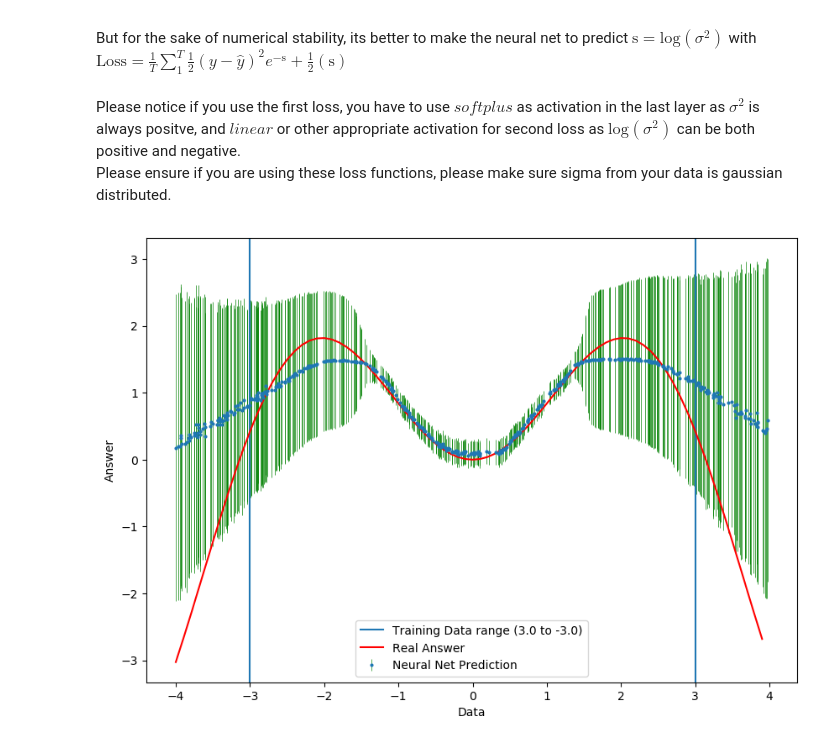
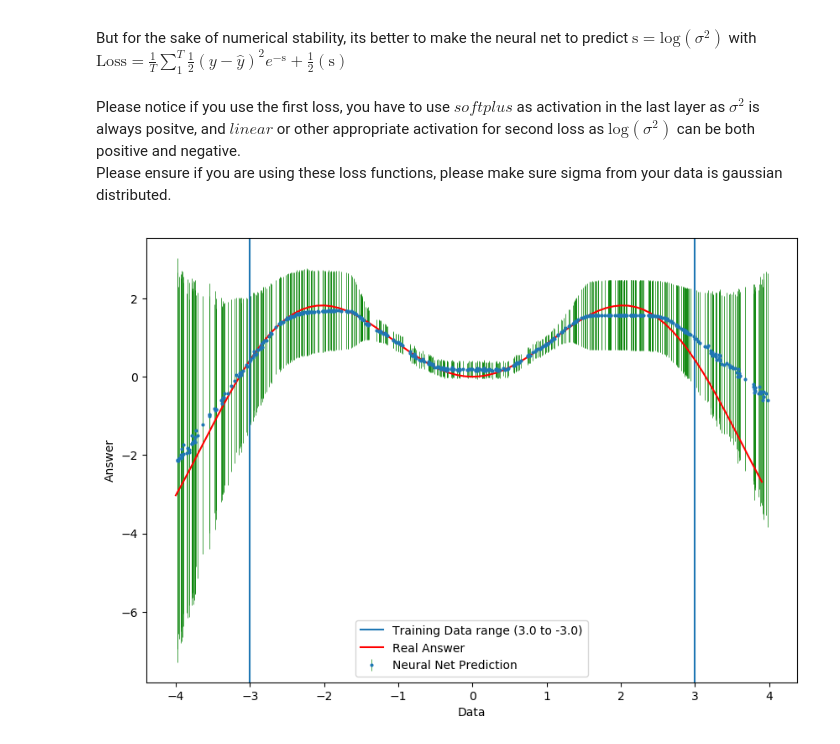
Before and after one commit to henrysky/astroNN, a Jupyter notebook: demo_tutorial/NN_uncertainty_analysis/Uncertainty_Demo_x_sinx.ipynb, the cells around one changed output. Drawn from its saved outputs; the diff is of its cells as text; code cells hidden in the pictures.

```diff
--- a/demo_tutorial/NN_uncertainty_analysis/Uncertainty_Demo_x_sinx.ipynb
+++ b/demo_tutorial/NN_uncertainty_analysis/Uncertainty_Demo_x_sinx.ipynb
@@ -301,18 +297,11 @@ def model_regression_dropout_var(num_hidden):
                     kernel_initializer='he_normal', activation='relu')(layer_2)
     layer_4 = Dropout(0.3)(layer_3)
 
-    layer2_1 = Dense(units=num_hidden[0], kernel_regularizer=regularizers.l2(1e-4),
-                     kernel_initializer='he_normal', activation='relu')(input_tensor)
-    layer2_2 = Dropout(0.3)(layer2_1)
-    layer2_3 = Dense(units=num_hidden[1], kernel_regularizer=regularizers.l2(1e-4),
-                     kernel_initializer='he_normal', activation='relu')(layer2_2)
-    layer2_4 = Dropout(0.3)(layer2_3)
-
     # Good old output
     linear_output = Dense(units=1, activation="linear", name='linear_output')(layer_4)
 
     # Data-dependent uncertainty outainty
-    variance_output = Dense(units=1, activation='linear', name='variance_output')(layer2_4)
+    variance_output = Dense(units=1, activation='linear', name='variance_output')(layer_4)
 
     model = Model(inputs=input_tensor, outputs=[variance_output, linear_output])
 
@@ -357,7 +346,8 @@ optimizer = Adam(lr=.005)
 # Compile Keras model
 num_hidden = [75,50]
 model, linear_output = model_regression_dropout_var(num_hidden)
-model.compile(loss={'linear_output': mean_squared_error, 'variance_output': mse_var([linear_output])}, optimizer=optimizer)
+model.compile(loss={'linear_output': mean_squared_error, 'variance_output': mse_var([linear_output])},
+              loss_weights={'linear_output': 1., 'variance_output': .2}, optimizer=optimizer)
 model.fit_generator(generator=generate_train_batch(x, y, x_mean, x_std, y_mean, y_std), epochs=100, max_queue_size=20,
                     verbose=0, steps_per_epoch= x.shape[0] // batch_size)
 
@@ -377,31 +367,31 @@ for i in range(mc_dropout_num):
     result = np.array(get_dropout_output([normalize(x_test.reshape((x_test.shape[0], 1)), x_mean, x_std), 1])[0:2])
     predictions[i] = result[0].reshape((test_batch_size,1))
     predictions_var[i] = result[1].reshape((test_batch_size,1))
 
 predictions = denormalize(predictions, y_mean, y_std)
 predictions_var = denormalize(predictions_var, np.zeros(predictions_var.shape), y_std)
 
 # get mean results and its varience and mean unceratinty from dropout
 prediction_mc_droout = np.mean(predictions, axis=0)
 var = np.mean(np.exp(predictions_var), axis=0)
 var_mc_droout = np.var(predictions, axis=0)
 
 total_unceratinty = var + var_mc_droout  # epistemic plus aleatoric uncertainty
 
 # Array for the real equation
 x_true = np.arange(-4,4,0.1)
 y_true = gen_function(x_true)
 
 # Plotting
 plt.figure(figsize=(10, 7), dpi=100)
 plt.errorbar(x_test, prediction_mc_droout, yerr=total_unceratinty, markersize=2,fmt='o', ecolor='g', capthick=2,
              elinewidth=0.5, label='Neural Net Prediction')
 plt.axvline(x=-3.0, label="Training Data range (3.0 to -3.0)")
 plt.axvline(x=3.0)
 plt.plot(x_true, y_true, color='red', label='Real Answer')
 plt.xlabel('Data')
 plt.ylabel('Answer')
 plt.legend(loc='best')
 plt.show()
 # %% [output]
-[figure, old version]
+[figure, new version]
```
Also changed, not shown: parts of 5 cells of this notebook, 7 other files.
